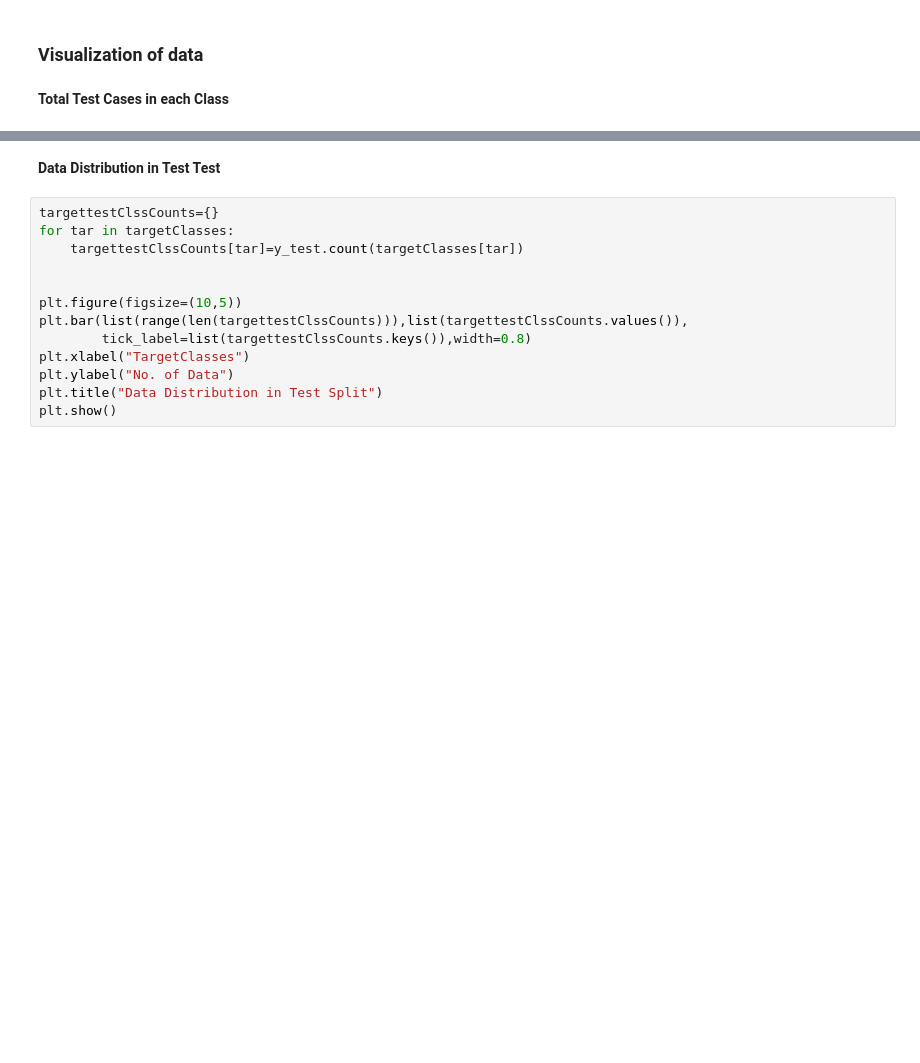
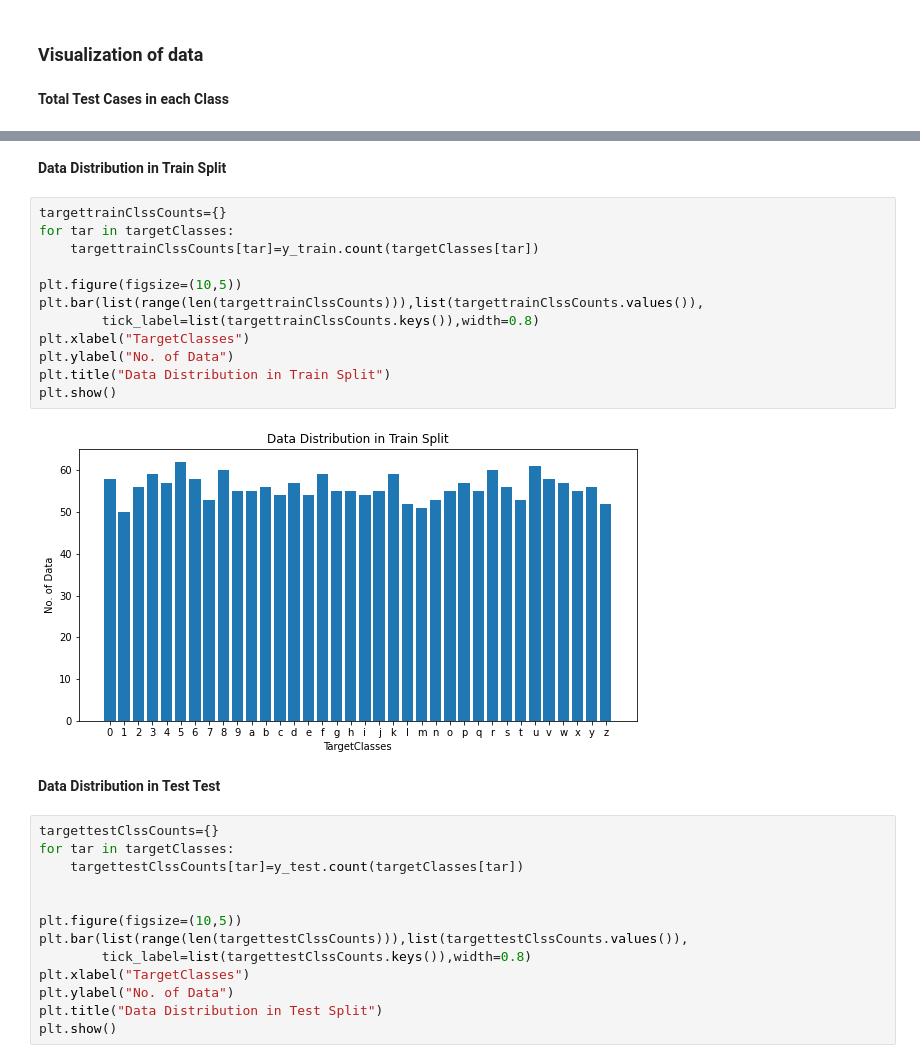
Before and after one commit to vryan-06/ml-project-sem7, a Jupyter notebook: ASL using ML.ipynb, the cells around one changed output, grey strips where cells are left out. Cells and saved outputs as stored; diff of their text form; blank space fills up the shorter version.

```diff
--- a/ASL using ML.ipynb
+++ b/ASL using ML.ipynb
@@ -121,6 +119,22 @@ plt.title("Total Data for each Target Class")
 plt.show()
 # %% [output]
 [figure]
+# %% [markdown]
+**Data Distribution in Train Split**
+# %%
+targettrainClssCounts={}
+for tar in targetClasses:
+    targettrainClssCounts[tar]=y_train.count(targetClasses[tar])
+
+plt.figure(figsize=(10,5))
+plt.bar(list(range(len(targettrainClssCounts))),list(targettrainClssCounts.values()),
+        tick_label=list(targettrainClssCounts.keys()),width=0.8)
+plt.xlabel("TargetClasses")
+plt.ylabel("No. of Data")
+plt.title("Data Distribution in Train Split")
+plt.show()
+# %% [output]
+[figure, added]
 # %% [markdown]
 **Data Distribution in Test Test**
 # %%
```
Also changed, not shown: parts of 6 cells of this notebook.
